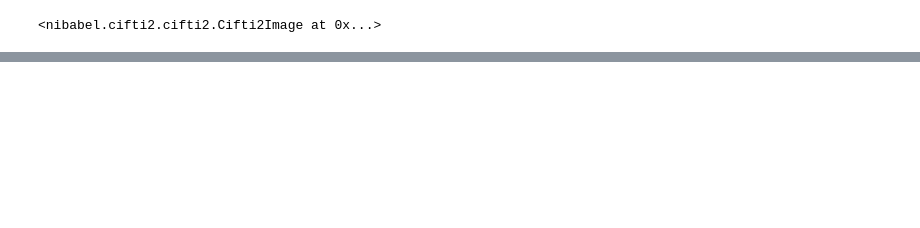
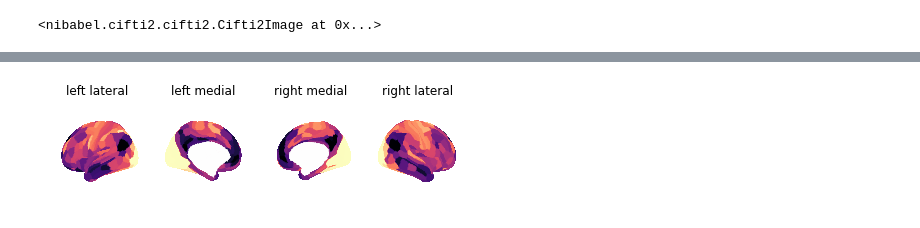
Before and after one commit to juchiyu/spin_gradients, a Jupyter notebook: HCPgrad_tidy_version.ipynb, the cells around one changed output, grey strips where cells are left out. Cells and saved outputs as stored; diff of their text form; code cells hidden in the pictures; blank space fills up the shorter version.

```diff
--- a/HCPgrad_tidy_version.ipynb
+++ b/HCPgrad_tidy_version.ipynb
@@ -116,0 +791,54 @@ grad_image
+# %%
+import nibabel as nib
+from brainspace.gradient import GradientMaps
+import pandas as pd
+import numpy as np
+
+
+
+def calc_aligned_gradient(input_timeseries, template_gradients, kernel = 'cosine', alignment = 'procrustes'):
+    '''Create a pandas dataframe of n number of gradients from nifty file
+
+    Loads .nii file with nibabel, creates a float type matrix
+    Loads GradientMaps, and fits to the matrix
+    Converts matrix to a pandas dataframe
+
+    Parameters
+    ----------
+    !!input_timeseries (ndarray or list of arrays, shape = (n_ROIs, n_timepoints))
+    !!template_gradients, shape =  (n_rois, n_gradients)
+
+
+    Returns
+    -------
+    grad_df
+        An array of values, rows x columns is ROIs x n number of gradients
+
+    '''
+    # load GradientMaps
+    gm = GradientMaps(n_components=template_gradients.shape[1], random_state=0, alignment = 'procrustes', kernel=kernel)
+    # assert that the number of gradients requested does not exceed the regions of interest
+    #max_grads = matrix.shape[0]
+    #assert n <= max_grads, 'Number of gradients exceeds rows in the matrix'
+    # create the gradient as a matrix
+    gm.fit(input_timeseries, reference = template_gradients)
+    gradient = gm.aligned_
+    # convert gradient to a pandas dataframe
+    grad_df_aligned = pd.DataFrame(data = gradient,
+    columns=[f'grad{num + 1}' for num in range(gm.aligned_.shape[1])])
+    return grad_df_aligned
+
+aligned_gradient = calc_aligned_gradient(conntwo.values, grad_df.values)
+
+aligned_pscalar = write_df_column_to_pscalar_nib(aligned_gradient, pconnGrad, to_filename= 'aligned_grads.pscalar.nii')
+
+plt2 = plot_cifti_surf_montage(left_surf = '/scratch/a/arisvoin/edickie/SPINS_glasser_tian/tpl-fsLR/S1200.L.inflated_MSMAll.32k_fs_LR.surf.gii',
+                        right_surf = '/scratch/a/arisvoin/edickie/SPINS_glasser_tian/tpl-fsLR/S1200.R.inflated_MSMAll.32k_fs_LR.surf.gii',
+                        cifti_map = 'aligned_grads.pscalar.nii',
+                        bg_cifti_map = None,
+                        bg_cifti_map_index = 0,
+                        colormap = "magma",
+                        darkness = 0,
+                        to_filename = None)
+# %% [output]
+[figure, added]
```
Also changed, not shown: parts of 8 cells of this notebook.
